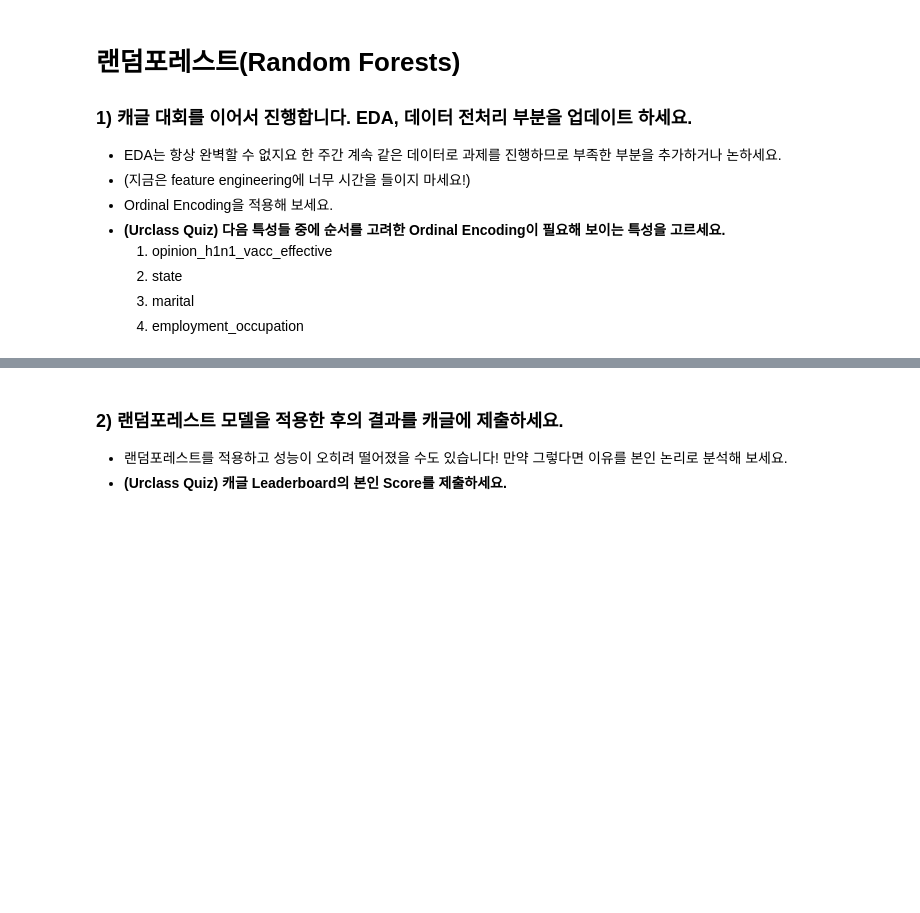
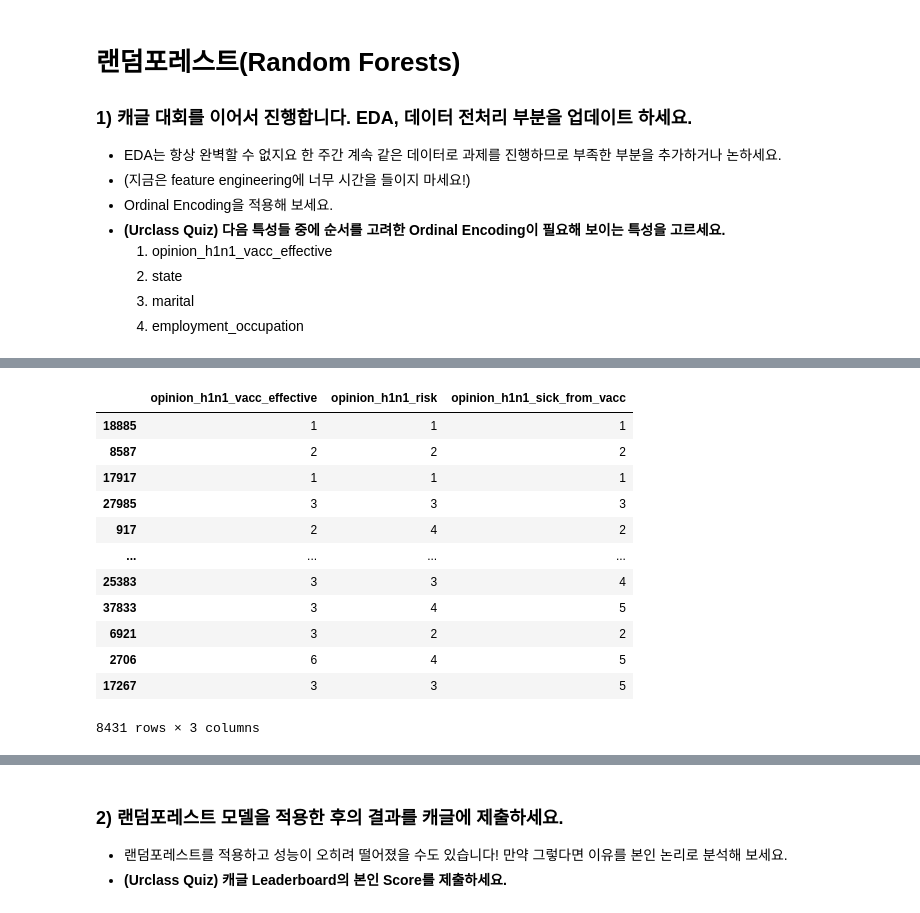
Before and after one commit to p65454/codestates, a Jupyter notebook: n222-random-forests/n222a-random-forests.ipynb, the cells around one changed output, grey strips where cells are left out. Cells and saved outputs as stored; diff of their text form; code cells hidden in the pictures; blank space fills up the shorter version.

```diff
--- a/n222-random-forests/n222a-random-forests.ipynb
+++ b/n222-random-forests/n222a-random-forests.ipynb
@@ -21,0 +858,16 @@
+# %%
+v_orded
+# %% [output]
+|  | opinion_h1n1_vacc_effective | opinion_h1n1_risk | opinion_h1n1_sick_from_vacc |
+| 18885 | 1 | 1 | 1 |
+| 8587 | 2 | 2 | 2 |
+| 17917 | 1 | 1 | 1 |
+| 27985 | 3 | 3 | 3 |
+| 917 | 2 | 4 | 2 |
+| ... | ... | ... | ... |
+| 25383 | 3 | 3 | 4 |
+| 37833 | 3 | 4 | 5 |
+| 6921 | 3 | 2 | 2 |
+| 2706 | 6 | 4 | 5 |
+| 17267 | 3 | 3 | 5 |
+8431 rows × 3 columns
```
Also changed, not shown: parts of 25 cells of this notebook.
